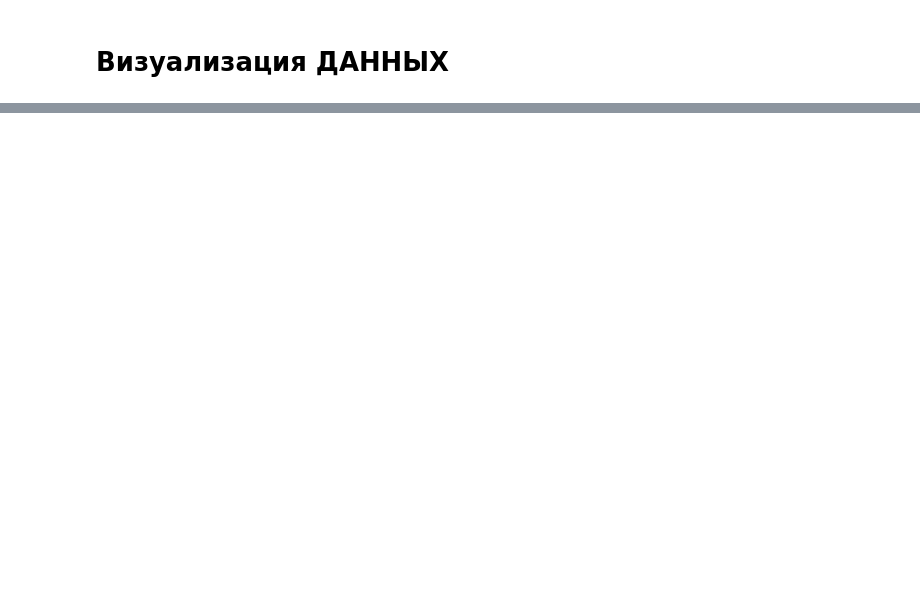
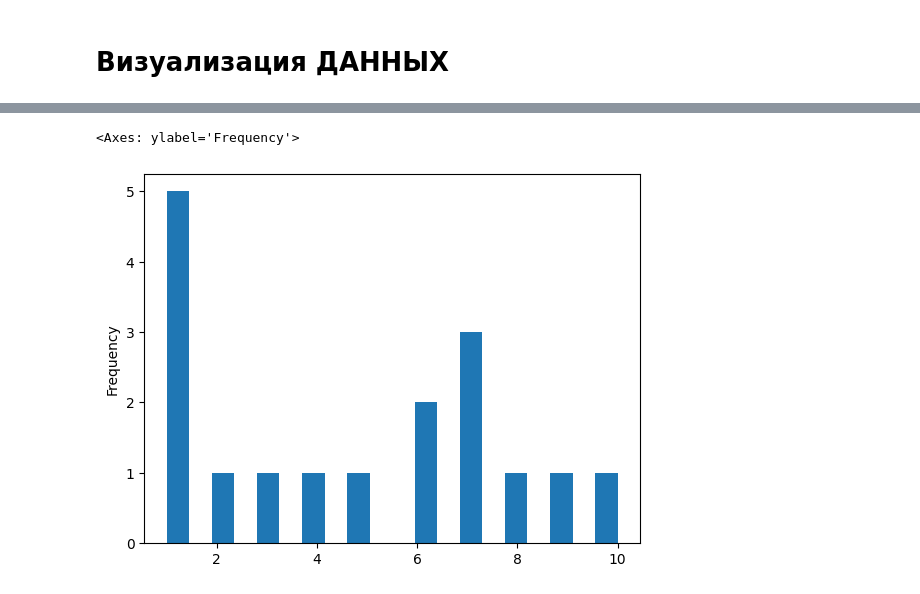
Before and after one commit to Netdaem0n/ALG_data_analyze, a Jupyter notebook: notebooks/lesson_5.ipynb, the cells around one changed output, grey strips where cells are left out. Saved outputs shown, nothing was run; the diff lists cells and outputs as text; code cells hidden in the pictures; blank space fills up the shorter version.

```diff
--- a/notebooks/lesson_5.ipynb
+++ b/notebooks/lesson_5.ipynb
@@ -15,0 +43,5 @@ df1.head()
+# %%
+df_test.plot(kind = 'hist', bins=20)
+# %% [output]
+<Axes: ylabel='Frequency'>
+[figure, added]
```
Also changed, not shown: parts of 22 cells of this notebook.
